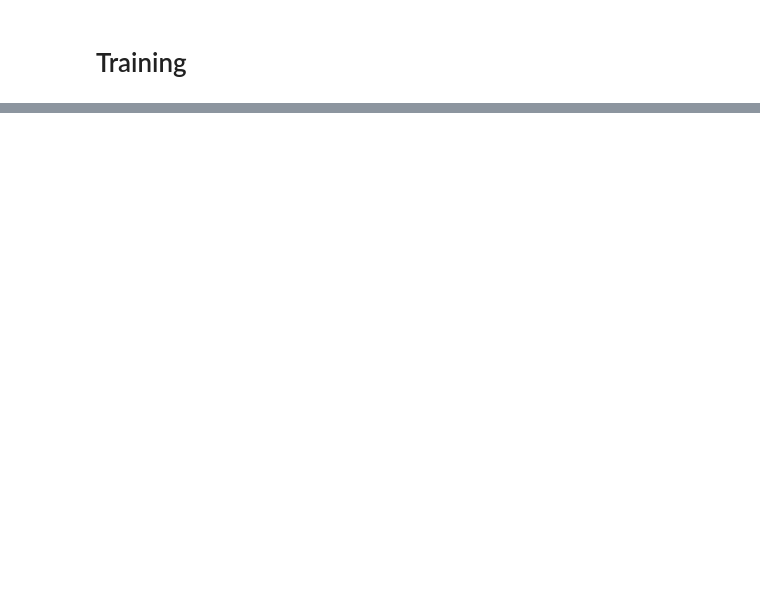
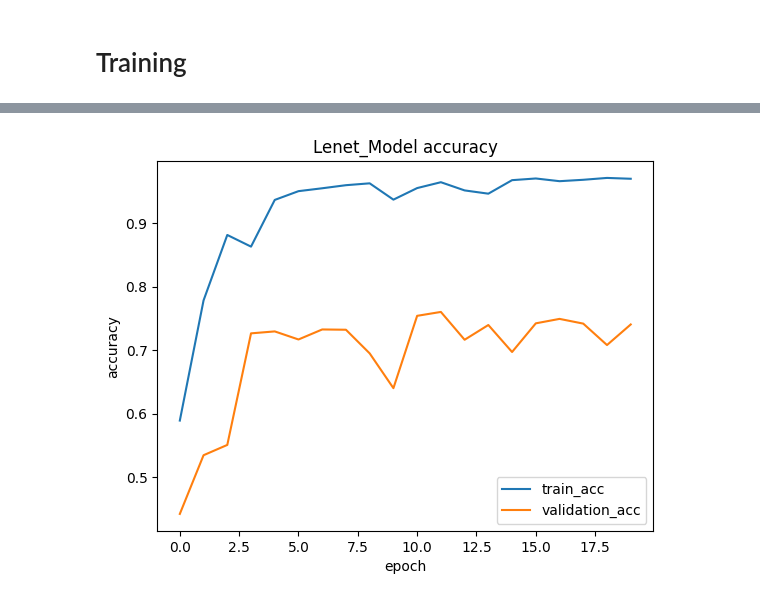
Before and after one commit to mirpouya/Human-Emotion-Detection-with-various-CNN-models, a Jupyter notebook: Human_Emotion_Detection_with_different_CNNs.ipynb, the cells around one changed output, grey strips where cells are left out. Cells and saved outputs as stored; diff of their text form; code cells hidden in the pictures; blank space fills up the shorter version.

```diff
--- a/Human_Emotion_Detection_with_different_CNNs.ipynb
+++ b/Human_Emotion_Detection_with_different_CNNs.ipynb
@@ -208,0 +285,10 @@ _________________________________________________________________
+# %%
+plt.plot(history.history["accuracy"])
+plt.plot(history.history["val_accuracy"])
+plt.title("Lenet_Model accuracy")
+plt.ylabel("accuracy")
+plt.xlabel("epoch")
+plt.legend(["train_acc", "validation_acc"])
+plt.show()
+# %% [output]
+[figure, added]
```
Also changed, not shown: parts of 14 cells of this notebook.
